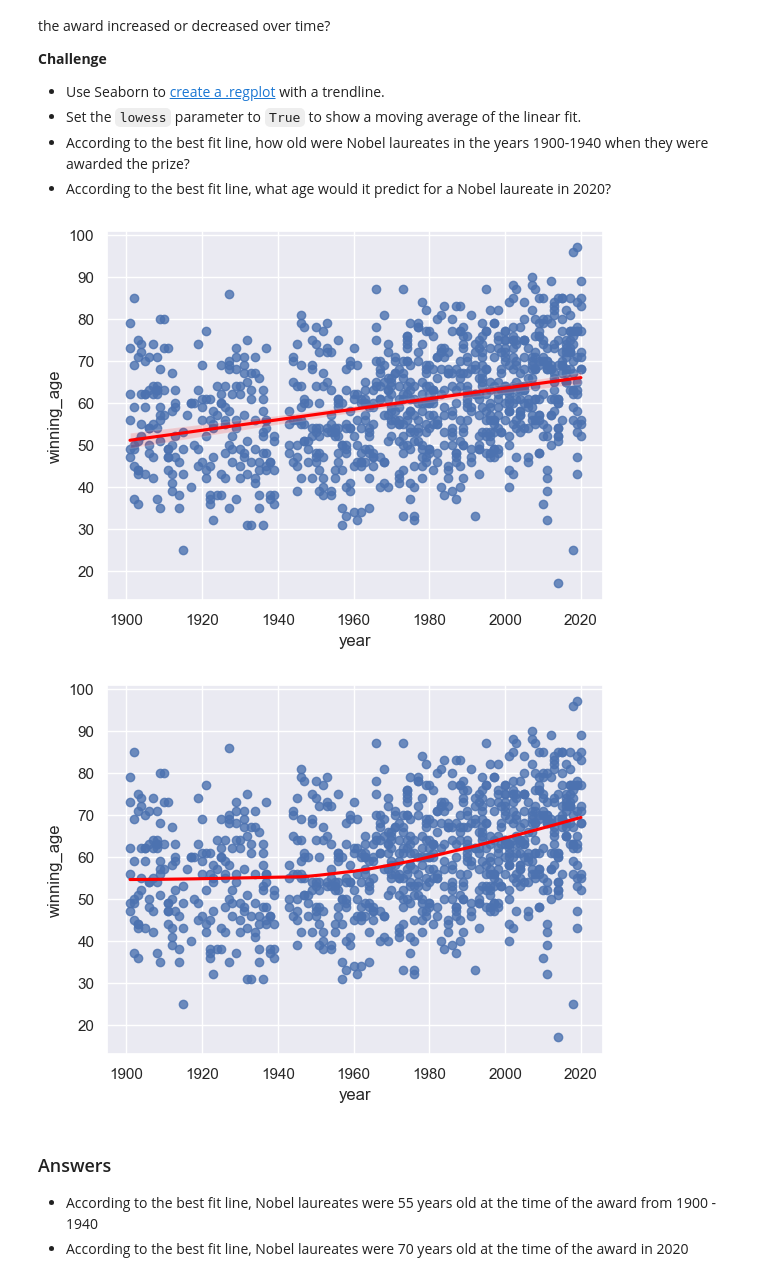
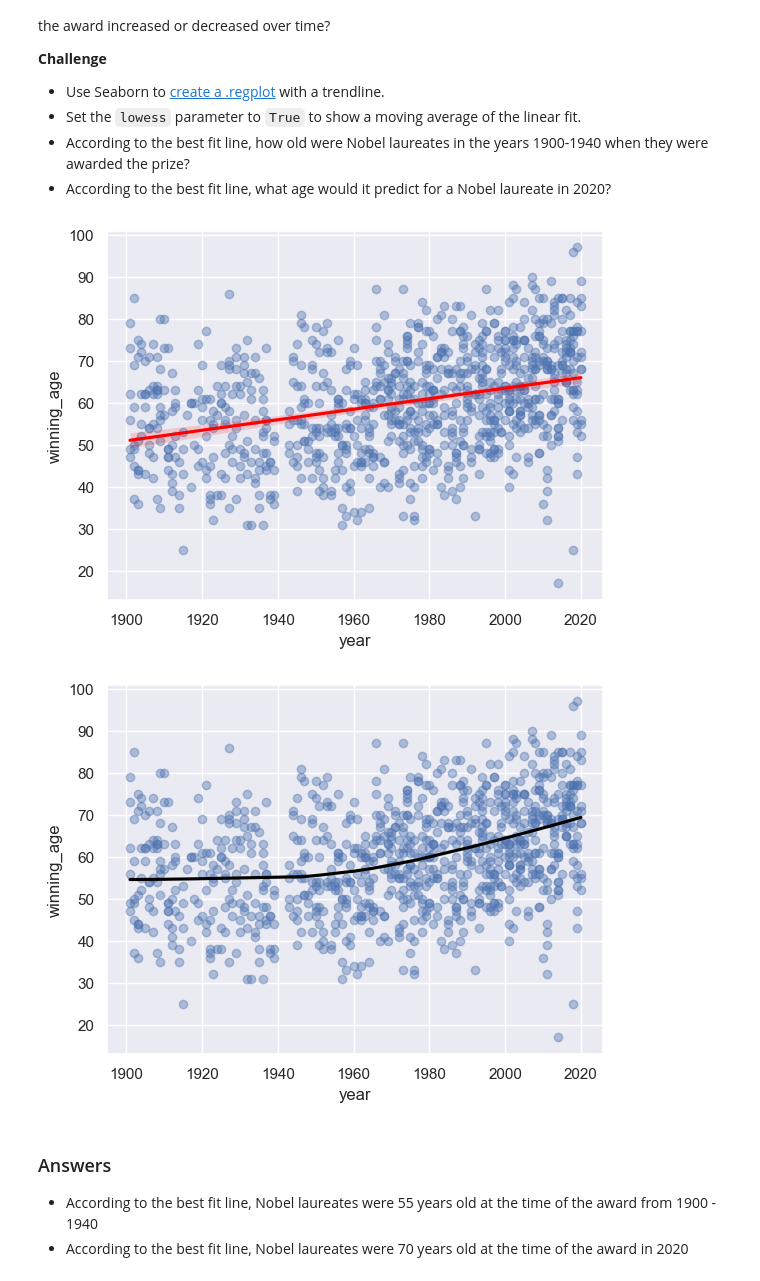
Before and after one commit to noah-clements/100Days-Python-Course, a Jupyter notebook: Nobel+Prize+Analysis/Nobel_Prize_Analysis.ipynb, the cells around one changed output. Drawn from its saved outputs; the diff is of its cells as text; code cells hidden in the pictures.

```diff
--- a/Nobel+Prize+Analysis/Nobel_Prize_Analysis.ipynb
+++ b/Nobel+Prize+Analysis/Nobel_Prize_Analysis.ipynb
@@ -1095,16 +1095,16 @@ Are Nobel laureates being nominated later in life than before? Have the ages of
 * According to the best fit line, what age would it predict for a Nobel laureate in 2020?
 # %%
 ax = sns.regplot(data=df_data, x='year', y='winning_age',
-                 line_kws={"color": "red"})
+                 scatter_kws = {'alpha': 0.4}, line_kws={"color": "red"})
 plt.show()
 # %% [output]
-[figure, old version]
+[figure, new version]
 # %%
 ax = sns.regplot(data=df_data, x='year', y='winning_age', lowess=True,
-                 line_kws={"color": "red"})
+                 scatter_kws = {'alpha': 0.4}, line_kws={"color": "black"})
 plt.show()
 # %% [output]
-[figure, old version]
+[figure, new version]
 # %% [markdown]
 ### Answers
 - According to the best fit line, Nobel laureates were 55 years old at the time of the award from 1900 - 1940
```
Also changed, not shown: parts of 6 cells of this notebook.
